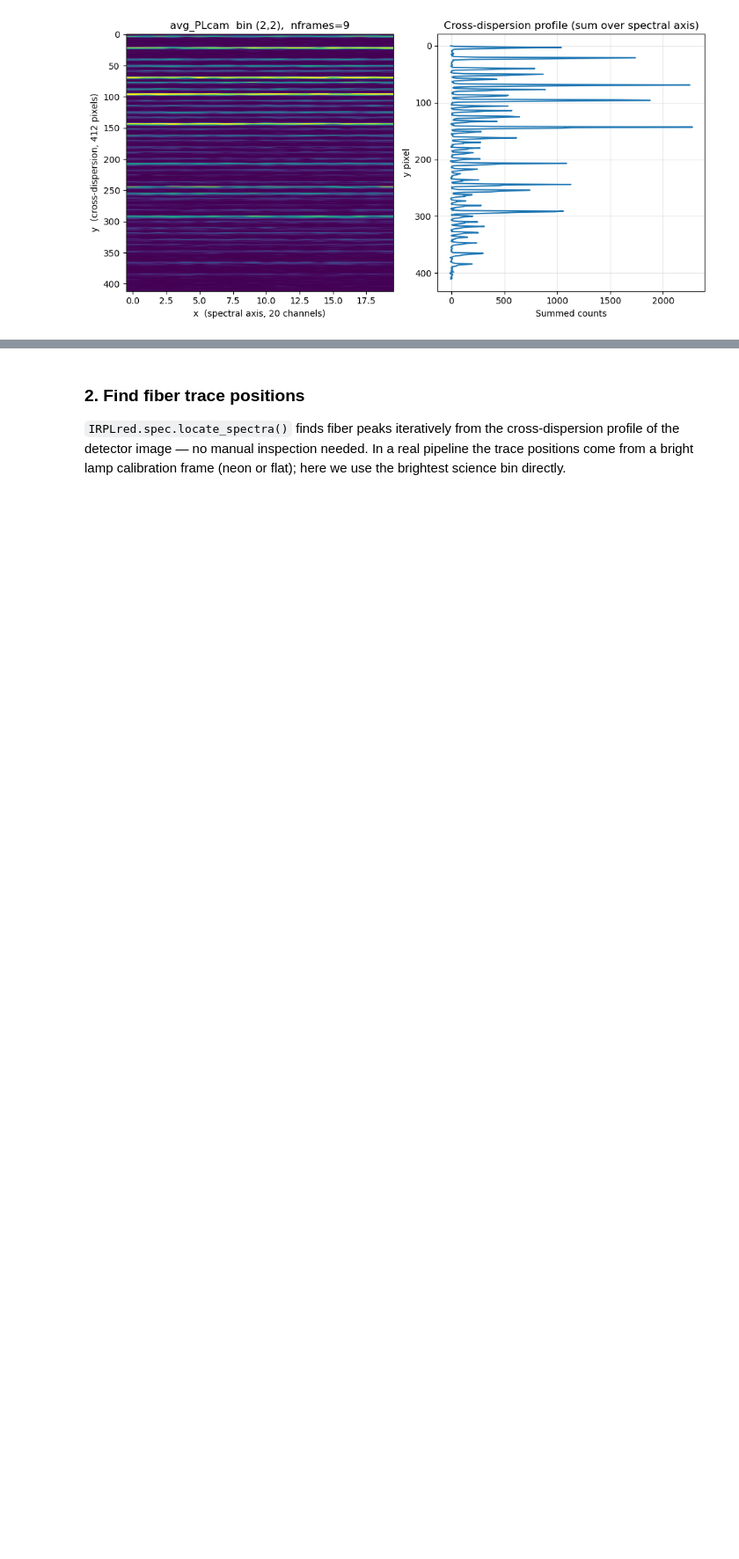
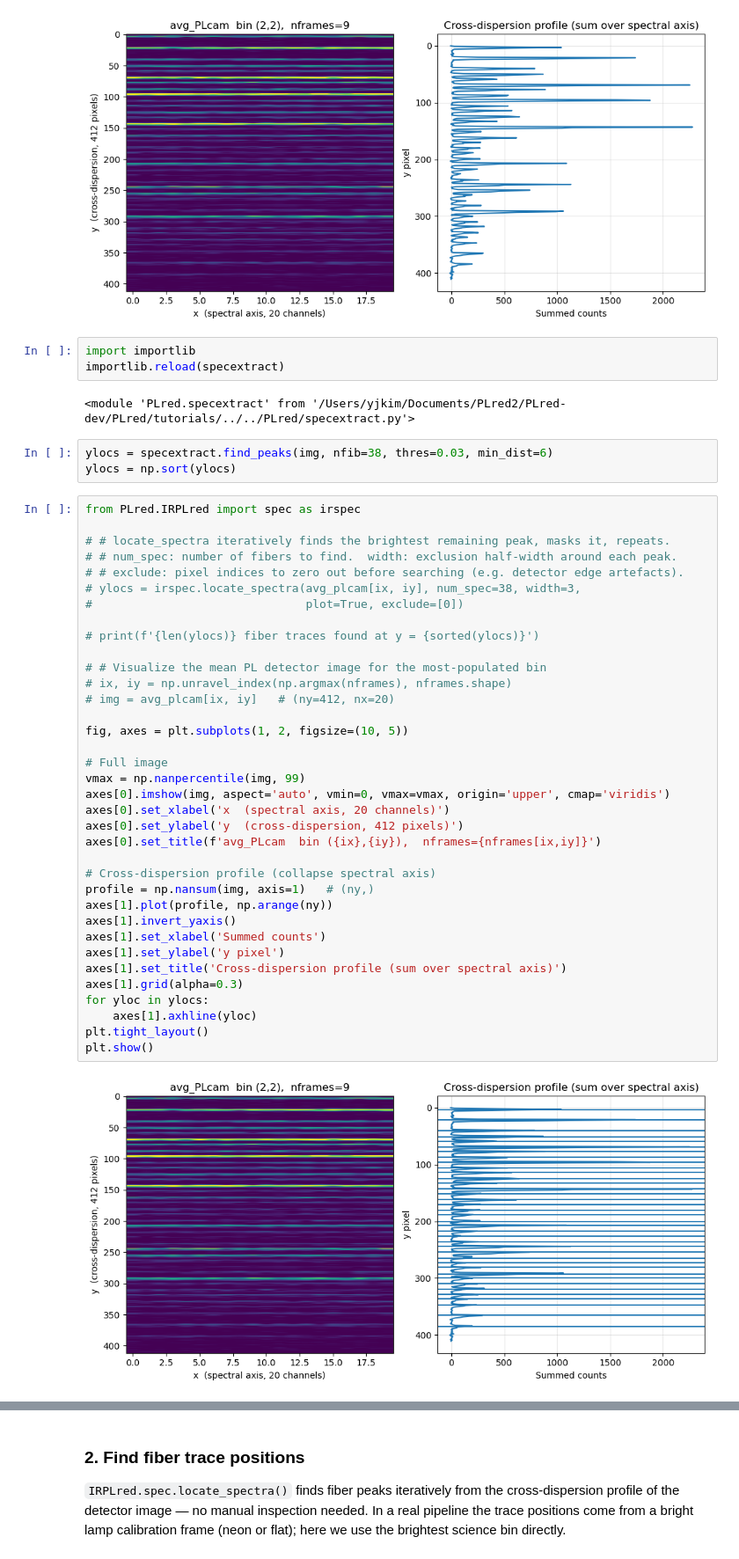
Before and after one commit to YooJung-Kim/PLred, a Jupyter notebook: PLred/tutorials/step2_specextract.ipynb, the cells around one changed output, grey strips where cells are left out. Shown at 88% size. Drawn from its saved outputs; the diff is of its cells as text; blank space fills up the shorter version.

Commit message:
spectral extraction improved

```diff
--- a/PLred/tutorials/step2_specextract.ipynb
+++ b/PLred/tutorials/step2_specextract.ipynb
@@ -90,3 +90,49 @@ plt.tight_layout()
 plt.show()
 # %% [output]
 [figure]
+# %%
+import importlib
+importlib.reload(specextract)
+# %% [output]
+<module 'PLred.specextract' from '/Users/yjkim/Documents/PLred2/PLred-dev/PLred/tutorials/../../PLred/specextract.py'>
+# %%
+ylocs = specextract.find_peaks(img, nfib=38, thres=0.03, min_dist=6)
+ylocs = np.sort(ylocs)
+# %%
+from PLred.IRPLred import spec as irspec
+
+# # locate_spectra iteratively finds the brightest remaining peak, masks it, repeats.
+# # num_spec: number of fibers to find.  width: exclusion half-width around each peak.
+# # exclude: pixel indices to zero out before searching (e.g. detector edge artefacts).
+# ylocs = irspec.locate_spectra(avg_plcam[ix, iy], num_spec=38, width=3,
+#                               plot=True, exclude=[0])
+
+# print(f'{len(ylocs)} fiber traces found at y = {sorted(ylocs)}')
+
+# # Visualize the mean PL detector image for the most-populated bin
+# ix, iy = np.unravel_index(np.argmax(nframes), nframes.shape)
+# img = avg_plcam[ix, iy]   # (ny=412, nx=20)
+
+fig, axes = plt.subplots(1, 2, figsize=(10, 5))
+
+# Full image
+vmax = np.nanpercentile(img, 99)
+axes[0].imshow(img, aspect='auto', vmin=0, vmax=vmax, origin='upper', cmap='viridis')
+axes[0].set_xlabel('x  (spectral axis, 20 channels)')
+axes[0].set_ylabel('y  (cross-dispersion, 412 pixels)')
+axes[0].set_title(f'avg_PLcam  bin ({ix},{iy}),  nframes={nframes[ix,iy]}')
+
+# Cross-dispersion profile (collapse spectral axis)
+profile = np.nansum(img, axis=1)   # (ny,)
+axes[1].plot(profile, np.arange(ny))
+axes[1].invert_yaxis()
+axes[1].set_xlabel('Summed counts')
+axes[1].set_ylabel('y pixel')
+axes[1].set_title('Cross-dispersion profile (sum over spectral axis)')
+axes[1].grid(alpha=0.3)
+for yloc in ylocs:
+    axes[1].axhline(yloc)
+plt.tight_layout()
+plt.show()
+# %% [output]
+[figure, added]
```
Also changed, not shown: parts of 3 cells of this notebook, 1 other file.
